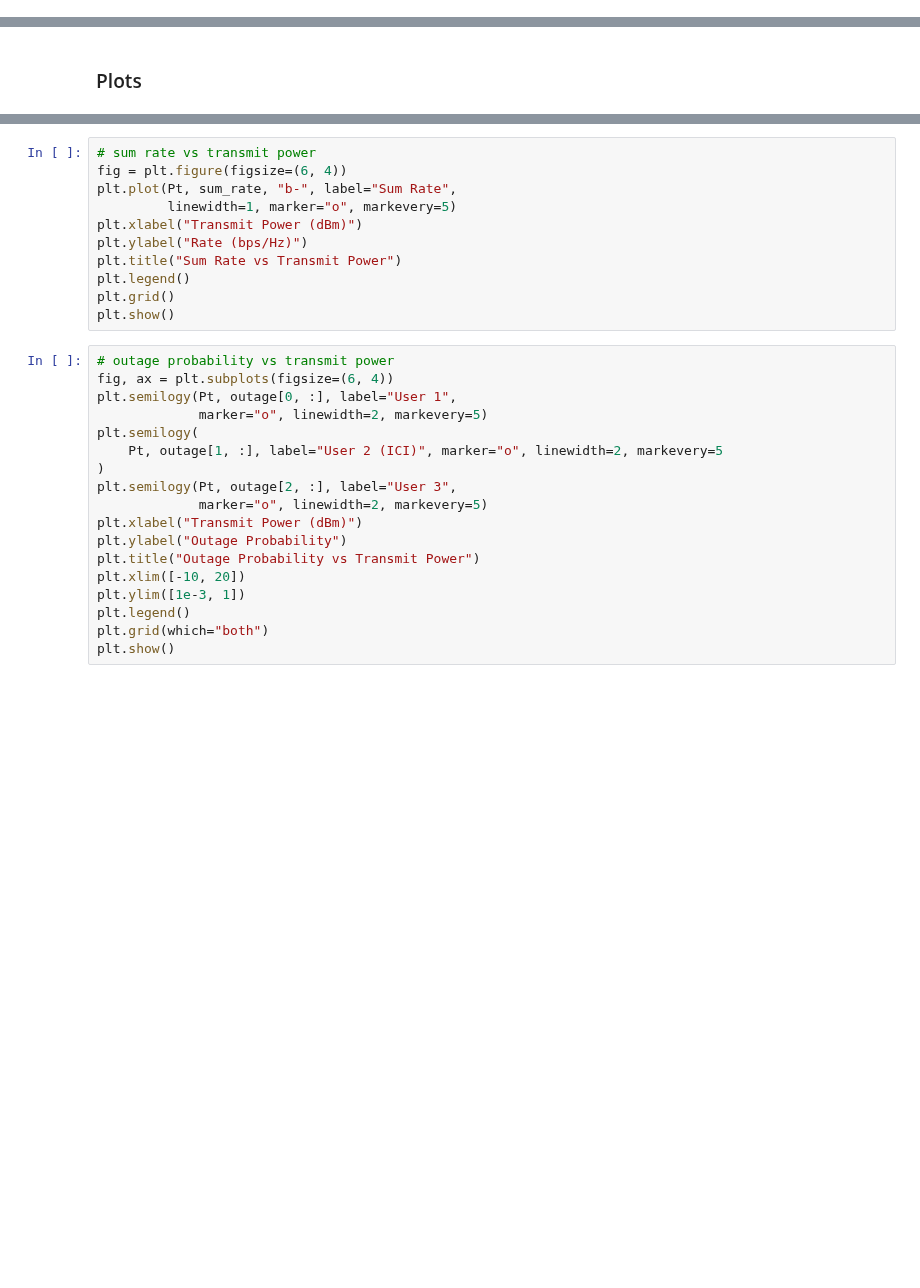
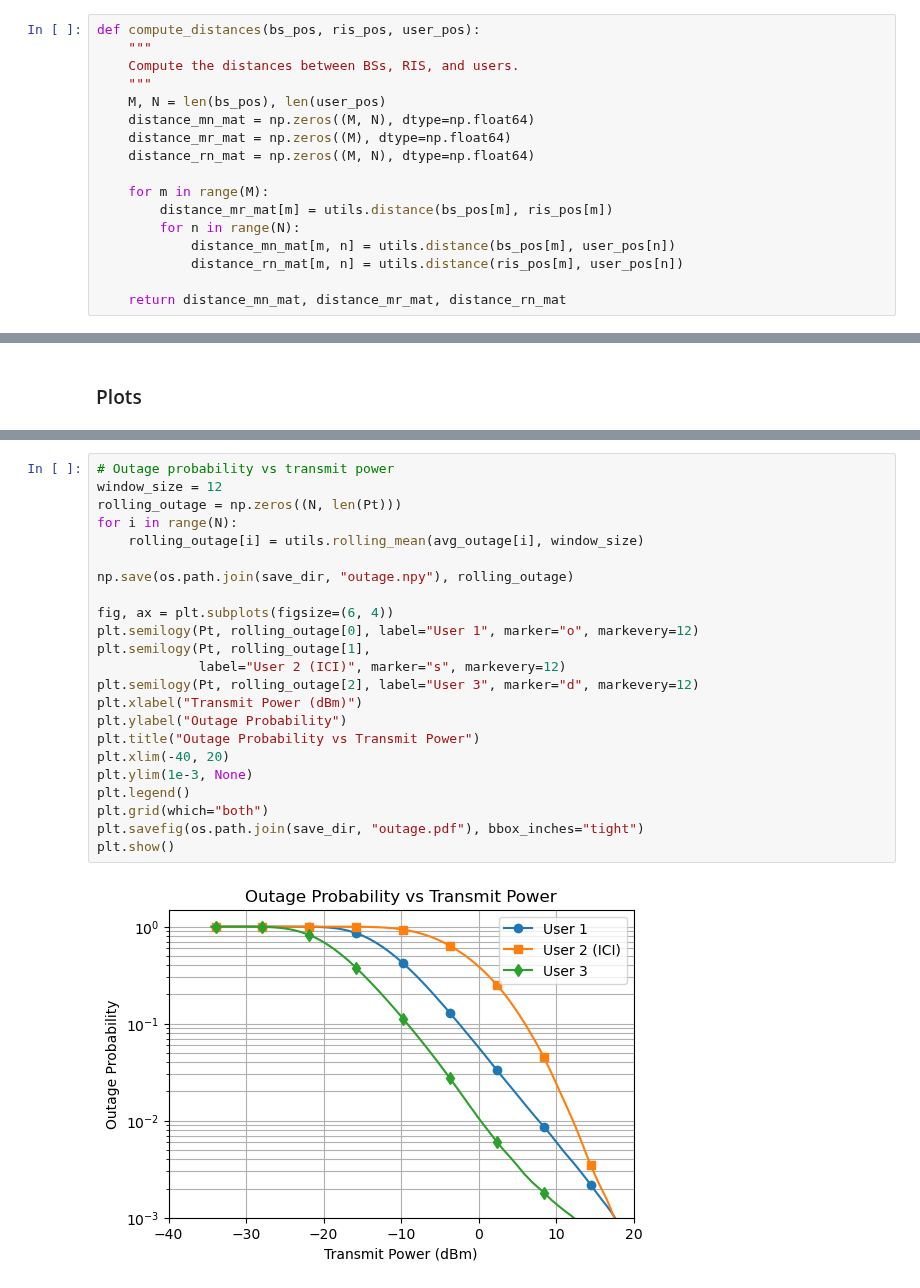
Before and after one commit to muhd-umer/comyx, a Jupyter notebook: simulations/star_ris_mc_noma.ipynb, the cells around one changed output, grey strips where cells are left out. Drawn from its saved outputs; the diff is of its cells as text; blank space fills up the shorter version.

```diff
--- a/simulations/star_ris_mc_noma.ipynb
+++ b/simulations/star_ris_mc_noma.ipynb
@@ -148,0 +58,17 @@ G_mn[1, 0]
+# %%
+def compute_distances(bs_pos, ris_pos, user_pos):
+    """
+    Compute the distances between BSs, RIS, and users.
+    """
+    M, N = len(bs_pos), len(user_pos)
+    distance_mn_mat = np.zeros((M, N), dtype=np.float64)
+    distance_mr_mat = np.zeros((M), dtype=np.float64)
+    distance_rn_mat = np.zeros((M, N), dtype=np.float64)
+
+    for m in range(M):
+        distance_mr_mat[m] = utils.distance(bs_pos[m], ris_pos[m])
+        for n in range(N):
+            distance_mn_mat[m, n] = utils.distance(bs_pos[m], user_pos[n])
+            distance_rn_mat[m, n] = utils.distance(ris_pos[m], user_pos[n])
+
+    return distance_mn_mat, distance_mr_mat, distance_rn_mat
@@ -232,31 +239,27 @@ plt.show()
-# %%
-# sum rate vs transmit power
-fig = plt.figure(figsize=(6, 4))
-plt.plot(Pt, sum_rate, "b-", label="Sum Rate",
-         linewidth=1, marker="o", markevery=5)
-plt.xlabel("Transmit Power (dBm)")
-plt.ylabel("Rate (bps/Hz)")
-plt.title("Sum Rate vs Transmit Power")
-plt.legend()
-plt.grid()
-plt.show()
 # %%
-# outage probability vs transmit power
+# Outage probability vs transmit power
+window_size = 12
+rolling_outage = np.zeros((N, len(Pt)))
+for i in range(N):
+    rolling_outage[i] = utils.rolling_mean(avg_outage[i], window_size)
+
+np.save(os.path.join(save_dir, "outage.npy"), rolling_outage)
+
 fig, ax = plt.subplots(figsize=(6, 4))
-plt.semilogy(Pt, outage[0, :], label="User 1",
-             marker="o", linewidth=2, markevery=5)
-plt.semilogy(
-    Pt, outage[1, :], label="User 2 (ICI)", marker="o", linewidth=2, markevery=5
-)
-plt.semilogy(Pt, outage[2, :], label="User 3",
-             marker="o", linewidth=2, markevery=5)
+plt.semilogy(Pt, rolling_outage[0], label="User 1", marker="o", markevery=12)
+plt.semilogy(Pt, rolling_outage[1],
+             label="User 2 (ICI)", marker="s", markevery=12)
+plt.semilogy(Pt, rolling_outage[2], label="User 3", marker="d", markevery=12)
 plt.xlabel("Transmit Power (dBm)")
 plt.ylabel("Outage Probability")
 plt.title("Outage Probability vs Transmit Power")
-plt.xlim([-10, 20])
-plt.ylim([1e-3, 1])
+plt.xlim(-40, 20)
+plt.ylim(1e-3, None)
 plt.legend()
 plt.grid(which="both")
+plt.savefig(os.path.join(save_dir, "outage.pdf"), bbox_inches="tight")
 plt.show()
+# %% [output]
+[figure, added]
 # %%
 # SE-EE tradeoff
```
Also changed, not shown: parts of 13 cells of this notebook.
